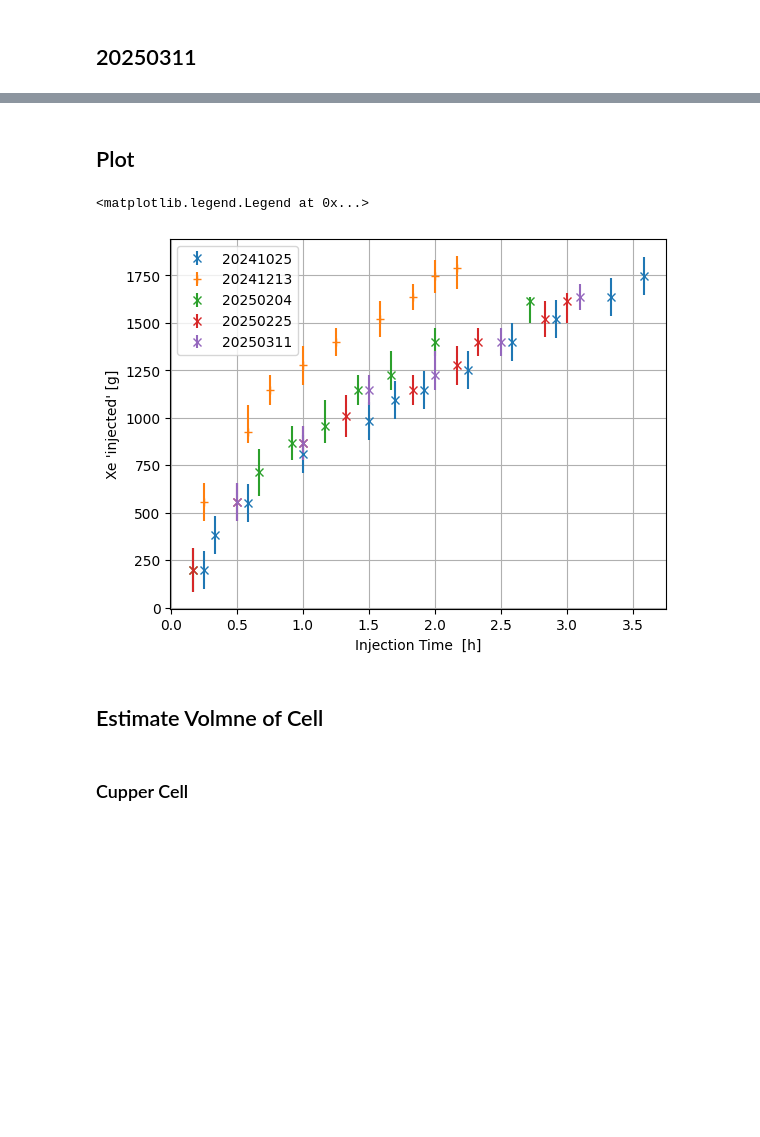
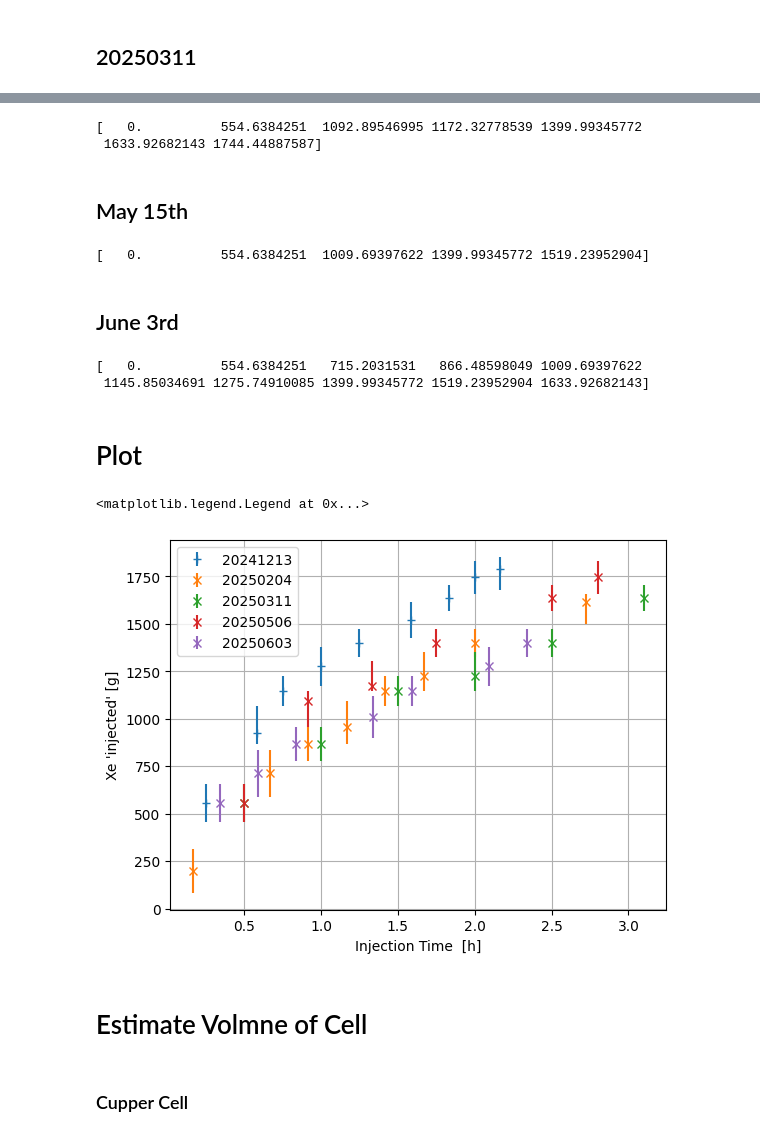
Before and after one commit to jbane11/nexo, a Jupyter notebook: Lab028/XeMassCalc/XenonMassCalc.ipynb, the cells around one changed output, grey strips where cells are left out. Saved outputs shown, nothing was run; the diff lists cells and outputs as text; code cells hidden in the pictures; blank space fills up the shorter version.

```diff
--- a/Lab028/XeMassCalc/XenonMassCalc.ipynb
+++ b/Lab028/XeMassCalc/XenonMassCalc.ipynb
@@ -456,32 +465,91 @@ m_err_0311_new=np.array([(m_err_0311[0][1:],m_err_0311[1][1:])])
+# %%
+May06_p= np.array([675,600,510,495,450,400,375])
+time_0506 = np.array([10,10.5,10+55/60,11.33,11.75,12.5,12.8])
+p_low_0506,p_high_0506= getperrors(May06_p)
+
+
+m_low_0506= GetMassInjected(p_low_0506)
+m_high_0506=GetMassInjected(p_high_0506)
+m_0506=GetMassInjected(May06_p)
+
+m_err_0506=np.vstack((np.abs(m_high_0506-m_0506),m_low_0506-m_0506))
+m_err_0506_new=np.array([(m_err_0506[0][1:],m_err_0506[1][1:])])
+
+print(m_0506)
+# %% [output]
+[   0.          554.6384251  1092.89546995 1172.32778539 1399.99345772
+ 1633.92682143 1744.44887587]
+# %% [markdown]
+## May 15th
+# %%
+May15_p= np.array([675,600,525,450,425])
+time_0515 = np.array([8+5/6,9+1/6,9+5/6,10.5,11])
+p_low_0515,p_high_0515= getperrors(May15_p)
+
+
+m_low_0515= GetMassInjected(p_low_0515)
+m_high_0515=GetMassInjected(p_high_0515)
+m_0515=GetMassInjected(May15_p)
+
+m_err_0515=np.vstack((np.abs(m_high_0515-m_0515),m_low_0515-m_0515))
+m_err_0515_new=np.array([(m_err_0515[0][1:],m_err_0515[1][1:])])
+
+print(m_0515)
+# %% [output]
+[   0.          554.6384251  1009.69397622 1399.99345772 1519.23952904]
+# %% [markdown]
+## June 3rd
+# %%
+Jun03_p= np.array([675,600,575, 550,525,500,475,450,425,400])
+time_0603 = np.array([8.66,9,9.25, 9.5,10,10.25,10.75,11,11.25,11.5])
+p_low_0603,p_high_0603= getperrors(Jun03_p)
+
+
+m_low_0603= GetMassInjected(p_low_0603)
+m_high_0603=GetMassInjected(p_high_0603)
+m_0603=GetMassInjected(Jun03_p)
+
+m_err_0603=np.vstack((np.abs(m_high_0603-m_0603),m_low_0603-m_0603))
+m_err_0603_new=np.array([(m_err_0603[0][1:],m_err_0603[1][1:])])
+
+print(m_0603)
+# %% [output]
+[   0.          554.6384251   715.2031531   866.48598049 1009.69397622
+ 1145.85034691 1275.74910085 1399.99345772 1519.23952904 1633.92682143]
 # %% [markdown]
-## Plot
+# Plot
 # %%
 m_err_0128_new=np.array([(m_err_0128[0][1:],m_err_0128[1][1:])])
 m_err_0204_new=np.array([(m_err_0204[0][1:],m_err_0204[1][1:])])
 m_err_0225_new=np.array([(m_err_0225[0][1:],m_err_0225[1][1:])])
+
 #  plt.errorbar(x=time-time[0], y=mass_removed,yerr=100,fmt=" ", marker="o",label="20241007")
 # plt.errorbar(x=time_2-time_2[0], y=mass_removed_2,yerr=100,fmt=" ", marker="x", label="20241004")
 # plt.errorbar(x=time_3-time_3[0], y=mass_removed_3,yerr=100,fmt=" ", marker="x", label="20241011")
 
 
-plt.errorbar(x=time_4-(8.25), y=mass_removed_4,yerr=100,fmt=" ", marker="x", label="20241025")
+#plt.errorbar(x=time_4-(8.25), y=mass_removed_4,yerr=100,fmt=" ", marker="x", label="20241025")
 #plt.errorbar(x=time_5-(8.25), y=mass_removed_5,yerr=100,fmt=" ", marker="+", label="20241203")
 #plt.errorbar(x=time_5-(8.25), y=m,yerr=m_err,fmt=" ", marker="*", label="20241203")
 plt.errorbar(x=time_1213-(8.25) , y =m_1213, yerr=m_err_1213,fmt=" ",marker="+",label="20241213")
 #plt.errorbar(x=time_0128[1:]-time_0128[0] , y =m_0128[1:], yerr=m_err_0128_new[0],fmt=" ",marker="+",label="20250128")
 plt.errorbar(x=time_0204[1:]-time_0204[0] , y =m_0204[1:], yerr=m_err_0204_new[0],fmt=" ",marker="x",label="20250204")
-plt.errorbar(x=time_0225[1:]-time_0225[0] , y =m_0225[1:], yerr=m_err_0225_new[0],fmt=" ",marker="x",label="20250225")
+#plt.errorbar(x=time_0225[1:]-time_0225[0] , y =m_0225[1:], yerr=m_err_0225_new[0],fmt=" ",marker="x",label="20250225")
 plt.errorbar(x=time_0311[1:]-time_0311[0] , y =m_0311[1:], yerr=m_err_0311_new[0],fmt=" ",marker="x",label="20250311")
+#plt.errorbar(x=time_0429[1:]-time_0429[0] , y =m_0429[1:], yerr=m_err_0429_new[0],fmt=" ",marker="x",label="20250429")
+plt.errorbar(x=time_0506[1:]-time_0506[0] , y =m_0506[1:], yerr=m_err_0506_new[0],fmt=" ",marker="x",label="20250506")
+# plt.errorbar(x=time_0515[1:]-time_0515[0] , y =m_0515[1:], yerr=m_err_0515_new[0],fmt=" ",marker="x",label="20250515")
+plt.errorbar(x=time_0603[1:]-time_0603[0] , y =m_0603[1:], yerr=m_err_0603_new[0],fmt=" ",marker="x",label="20250603")
 
 plt.grid()
 plt.ylabel("Xe 'injected' [g]")
 plt.xlabel("Injection Time  [h]")
 plt.legend()
 # %% [output]
 <matplotlib.legend.Legend at 0x...>
-[figure, old version]
+[figure, new version]
 # %% [markdown]
-## Estimate Volmne of Cell
+# Estimate Volmne of Cell
 # %% [markdown]
 ### Cupper Cell
 # %%
```
Also changed, not shown: parts of 55 cells of this notebook, 4 other files.
